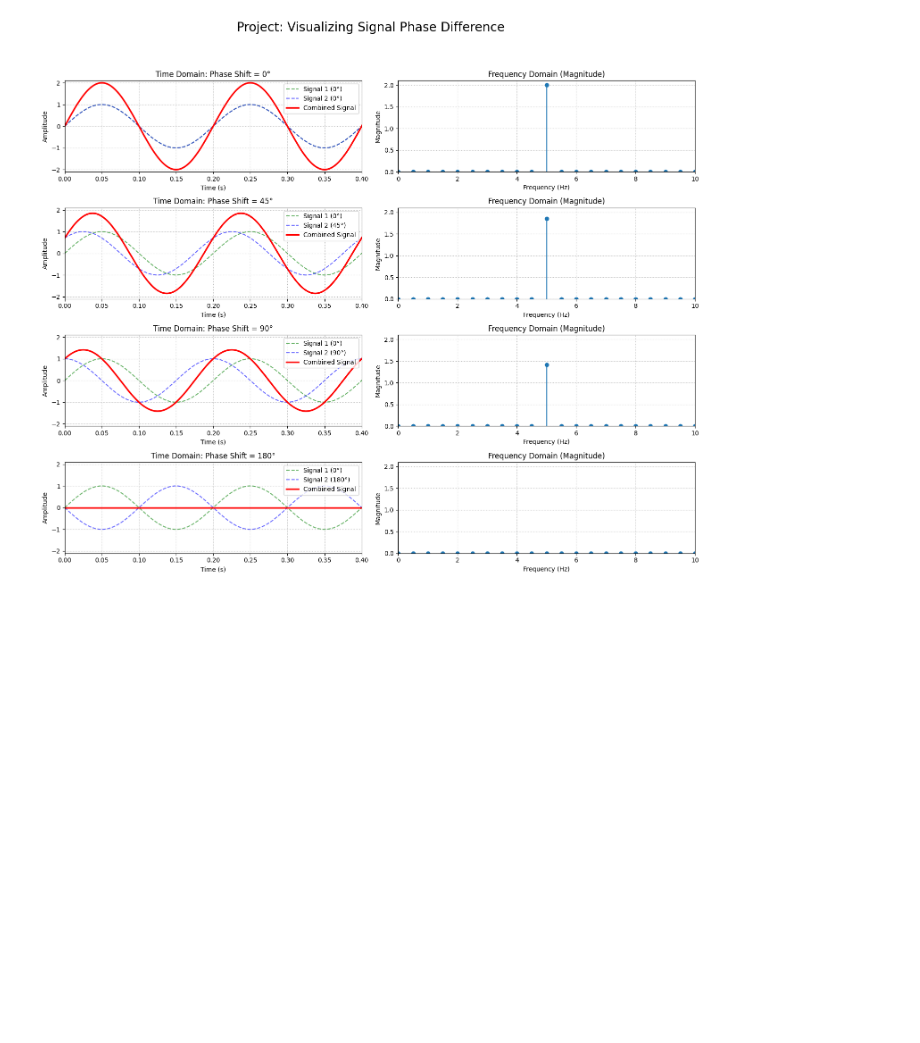
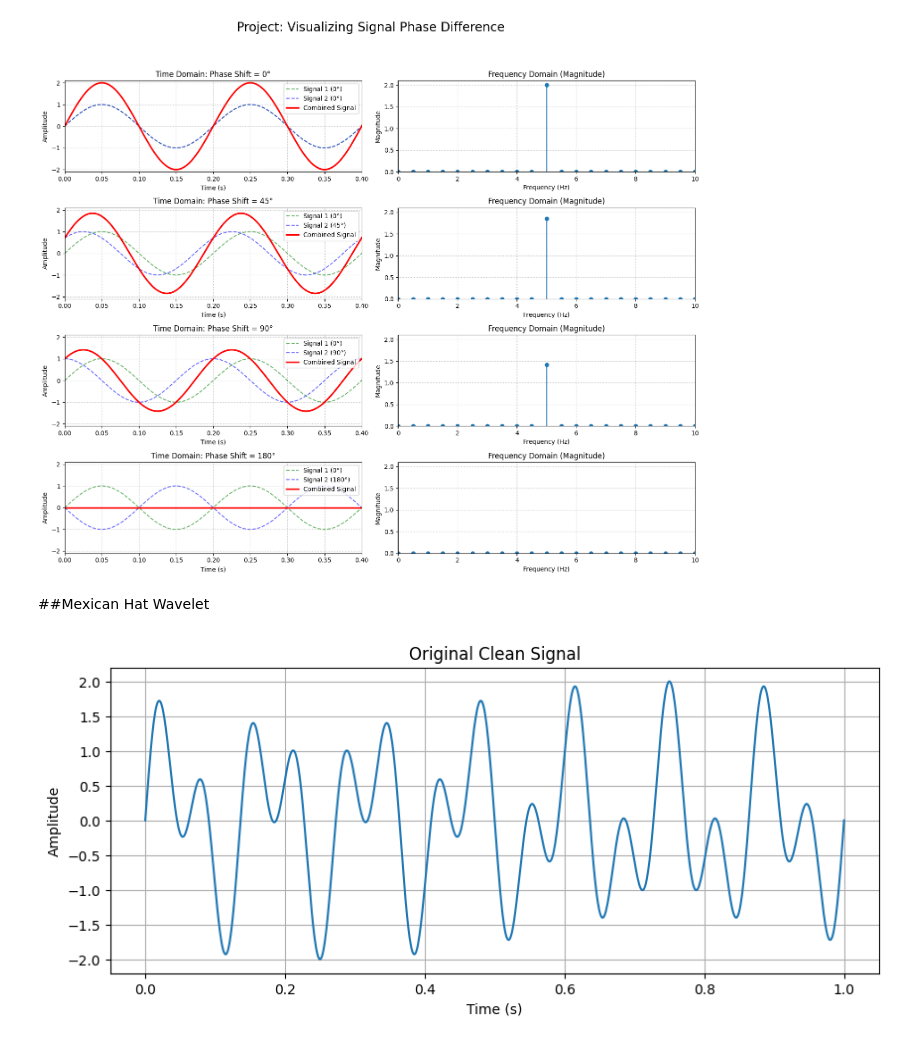
Before and after one commit to Mahdi-Miri/Signal_Proccesing, a Jupyter notebook: Signal_Proccesing.ipynb, the cells around one changed output. Cells and saved outputs as stored; diff of their text form; code cells hidden in the pictures; blank space fills up the shorter version.

```diff
--- a/Signal_Proccesing.ipynb
+++ b/Signal_Proccesing.ipynb
@@ -276,3 +259,5 @@ if __name__ == "__main__":
     plt.show()
 # %% [output]
 [figure]
+# %% [markdown]
+##Mexican Hat Wavelet
@@ -278,0 +268,16 @@ if __name__ == "__main__":
+# %%
+# Define the time base for our signal.
+t = np.linspace(0, 1.0, 1000)
+# Create a clean signal by adding two sine waves.
+signal_clean = np.sin(2 * np.pi * 7 * t) + np.sin(2 * np.pi * 15 * t)
+
+# Visualize the result of Step 1
+plt.figure(figsize=(10, 4))
+plt.plot(t, signal_clean)
+plt.title('Original Clean Signal')
+plt.xlabel('Time (s)')
+plt.ylabel('Amplitude')
+plt.grid(True)
+plt.show()
+# %% [output]
+[figure, added]
```
Also changed, not shown: parts of 12 cells of this notebook.
